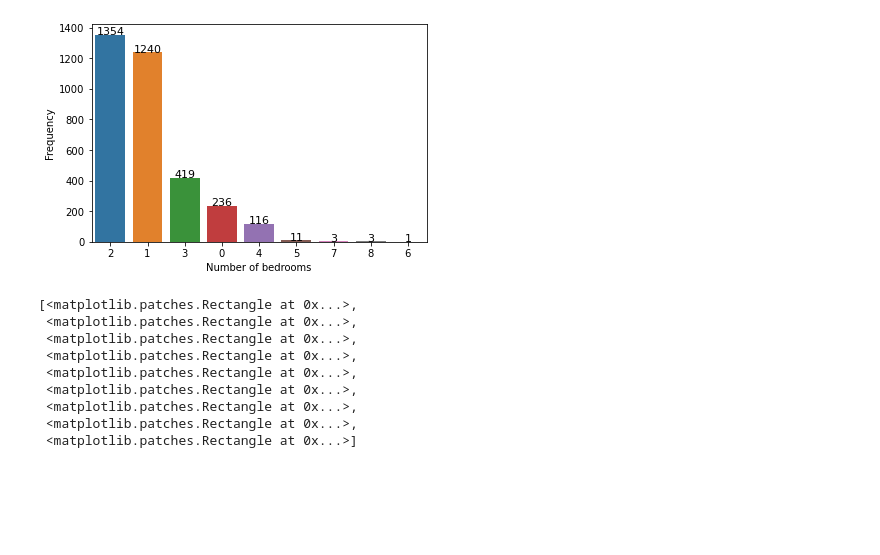
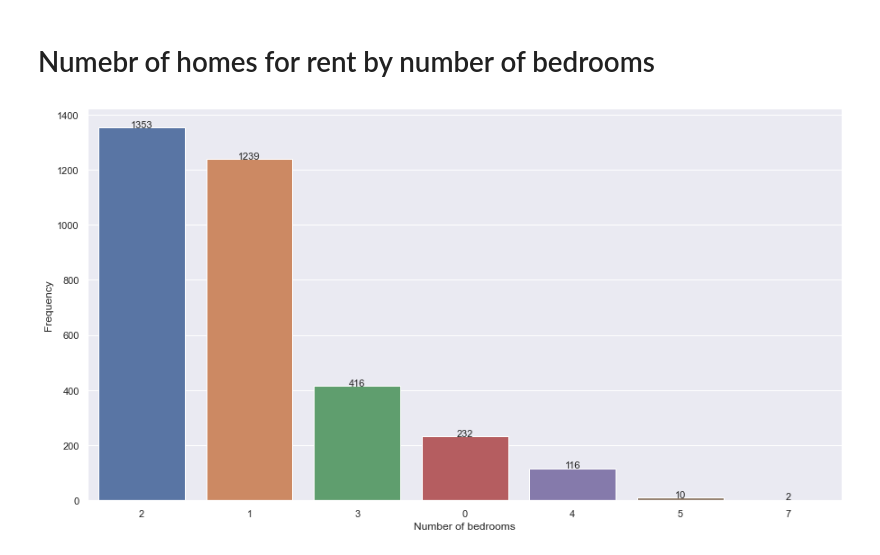
Before and after one commit to mehmoh/Canada-rental, a Jupyter notebook: Data visualization 1.ipynb, the cells around one changed output. Cells and saved outputs as stored; diff of their text form; code cells hidden in the pictures; blank space fills up the shorter version.

Commit message:
End of Visualization

```diff
--- a/Data visualization 1.ipynb
+++ b/Data visualization 1.ipynb
@@ -9,4 +11,4 @@ import seaborn as sns
 # %%
-df = pd.read_csv('cleaned1.csv').drop(['Unnamed: 0'],axis=1)
+df = pd.read_csv('cleaned.csv').drop(['Unnamed: 0'],axis=1)
 df=df.dropna()
 # %%
@@ -35,24 +33,15 @@ for container in ax.containers:
+# %% [markdown]
+# Numebr of homes for rent by number of bedrooms
 # %%
+sns.set(rc = {'figure.figsize':(15,8)})
 ax = sns.countplot(x=df['bedroom'],
                    order=df['bedroom'].value_counts(ascending=False).index);
 ax.set_xlabel("Number of bedrooms")
 ax.set_ylabel("Frequency")
 
 abs_values = df['bedroom'].value_counts(ascending=False).values
 
 for rect in ax.patches:
     ax.text (rect.get_x() + rect.get_width()  / 2,rect.get_height()+ 0.75,rect.get_height(),horizontalalignment='center', fontsize = 11)
 # %% [output]
-[figure, old version]
+[figure, new version]
-# %%
-ax.patches
-# %% [output]
-[<matplotlib.patches.Rectangle at 0x...>,
- <matplotlib.patches.Rectangle at 0x...>,
- <matplotlib.patches.Rectangle at 0x...>,
- <matplotlib.patches.Rectangle at 0x...>,
- <matplotlib.patches.Rectangle at 0x...>,
- <matplotlib.patches.Rectangle at 0x...>,
- <matplotlib.patches.Rectangle at 0x...>,
- <matplotlib.patches.Rectangle at 0x...>,
- <matplotlib.patches.Rectangle at 0x...>]
```
Also changed, not shown: parts of 36 cells of this notebook, 4 other files.
